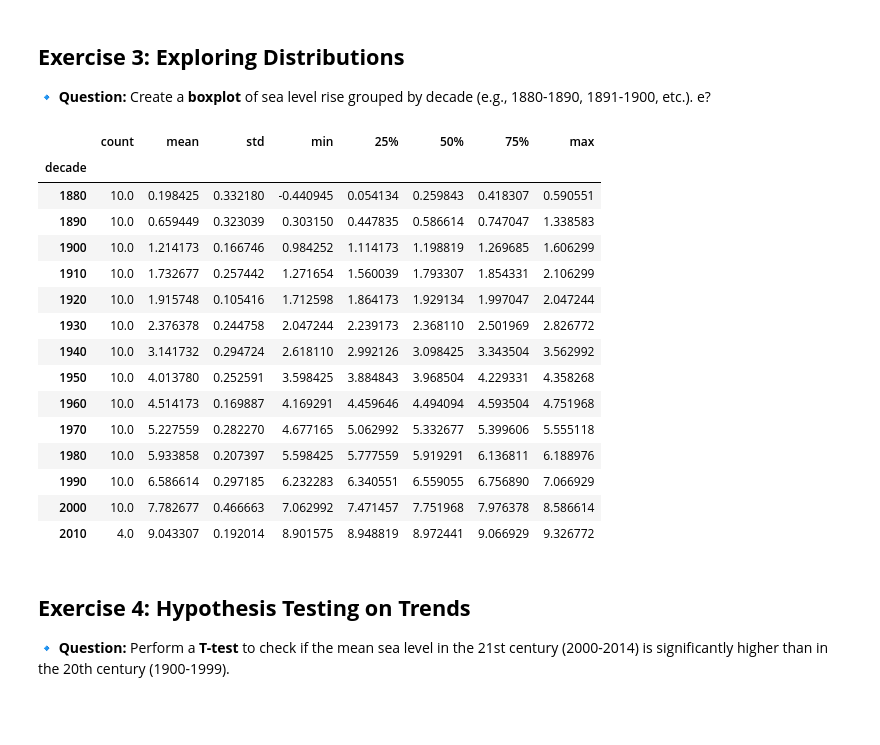
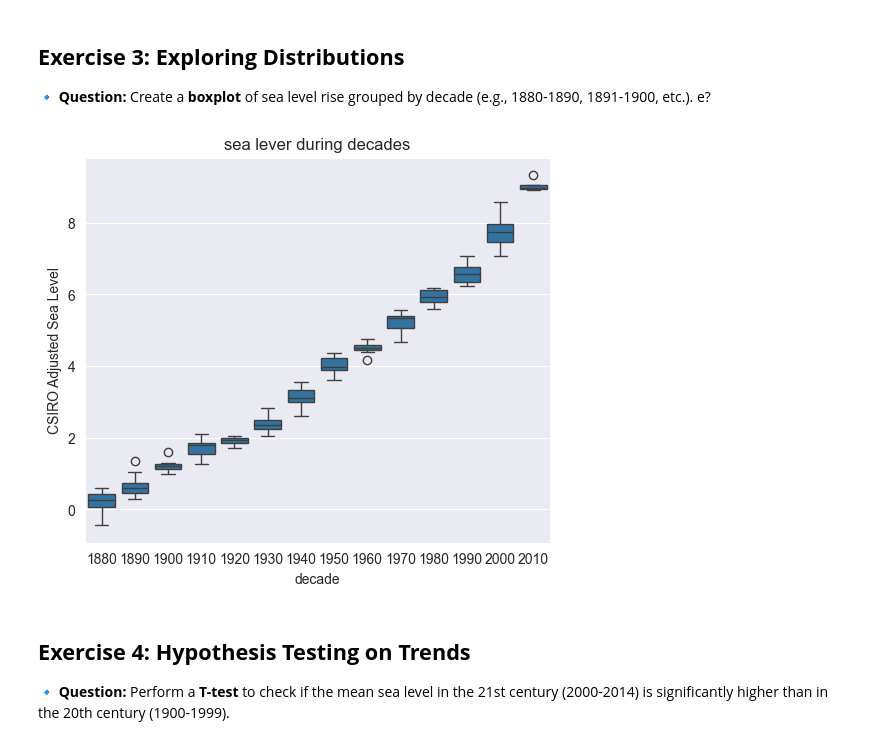
Before and after one commit to VilleSchulz/DataAnalytics, a Jupyter notebook: week4/exercise/hands_on_python_practice 4.ipynb, the cells around one changed output. Drawn from its saved outputs; the diff is of its cells as text; code cells hidden in the pictures; blank space fills up the shorter version.

```diff
--- a/week4/exercise/hands_on_python_practice 4.ipynb
+++ b/week4/exercise/hands_on_python_practice 4.ipynb
@@ -79,25 +79,16 @@ no outliers in range <- -4.299212594249999 or 11.51968502775 ->
 🔹 **Question:** Create a **boxplot** of sea level rise grouped by decade (e.g., 1880-1890, 1891-1900, etc.). e?
 # %%
 df['decade']= (df['Year']//10)*10
-sea_level_rise = df.groupby('decade')['CSIRO Adjusted Sea Level']
-sea_level_rise.describe()
+df = df.sort_values(by='decade')
+plt.figure(figsize=(6,5))
+sns.boxplot(x=df['decade'],y=df['CSIRO Adjusted Sea Level'])
+
+plt.title("sea lever during decades")
+plt.show()
+
+# Viivakaavio NOAA:lle
 # %% [output]
-|  | count | mean | std | min | 25% | 50% | 75% | max |
-| decade |  |  |  |  |  |  |  |  |
-| 1880 | 10.0 | 0.198425 | 0.332180 | -0.440945 | 0.054134 | 0.259843 | 0.418307 | 0.590551 |
-| 1890 | 10.0 | 0.659449 | 0.323039 | 0.303150 | 0.447835 | 0.586614 | 0.747047 | 1.338583 |
-| 1900 | 10.0 | 1.214173 | 0.166746 | 0.984252 | 1.114173 | 1.198819 | 1.269685 | 1.606299 |
-| 1910 | 10.0 | 1.732677 | 0.257442 | 1.271654 | 1.560039 | 1.793307 | 1.854331 | 2.106299 |
-| 1920 | 10.0 | 1.915748 | 0.105416 | 1.712598 | 1.864173 | 1.929134 | 1.997047 | 2.047244 |
-| 1930 | 10.0 | 2.376378 | 0.244758 | 2.047244 | 2.239173 | 2.368110 | 2.501969 | 2.826772 |
-| 1940 | 10.0 | 3.141732 | 0.294724 | 2.618110 | 2.992126 | 3.098425 | 3.343504 | 3.562992 |
-| 1950 | 10.0 | 4.013780 | 0.252591 | 3.598425 | 3.884843 | 3.968504 | 4.229331 | 4.358268 |
-| 1960 | 10.0 | 4.514173 | 0.169887 | 4.169291 | 4.459646 | 4.494094 | 4.593504 | 4.751968 |
-| 1970 | 10.0 | 5.227559 | 0.282270 | 4.677165 | 5.062992 | 5.332677 | 5.399606 | 5.555118 |
-| 1980 | 10.0 | 5.933858 | 0.207397 | 5.598425 | 5.777559 | 5.919291 | 6.136811 | 6.188976 |
-| 1990 | 10.0 | 6.586614 | 0.297185 | 6.232283 | 6.340551 | 6.559055 | 6.756890 | 7.066929 |
-| 2000 | 10.0 | 7.782677 | 0.466663 | 7.062992 | 7.471457 | 7.751968 | 7.976378 | 8.586614 |
-| 2010 | 4.0 | 9.043307 | 0.192014 | 8.901575 | 8.948819 | 8.972441 | 9.066929 | 9.326772 |
+[figure, added]
 # %% [markdown]
 ## **Exercise 4: Hypothesis Testing on Trends**
 🔹 **Question:** Perform a **T-test** to check if the mean sea level in the 21st century (2000-2014) is significantly higher than in the 20th century (1900-1999).
```
Also changed, not shown: parts of 5 cells of this notebook, 2 other files.
